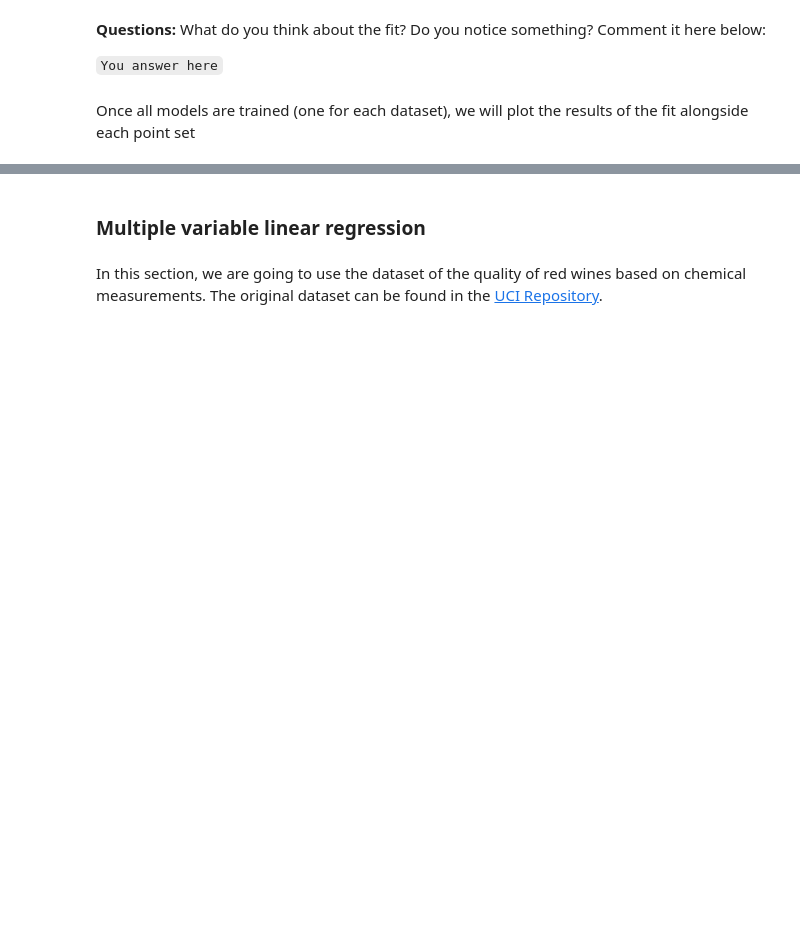
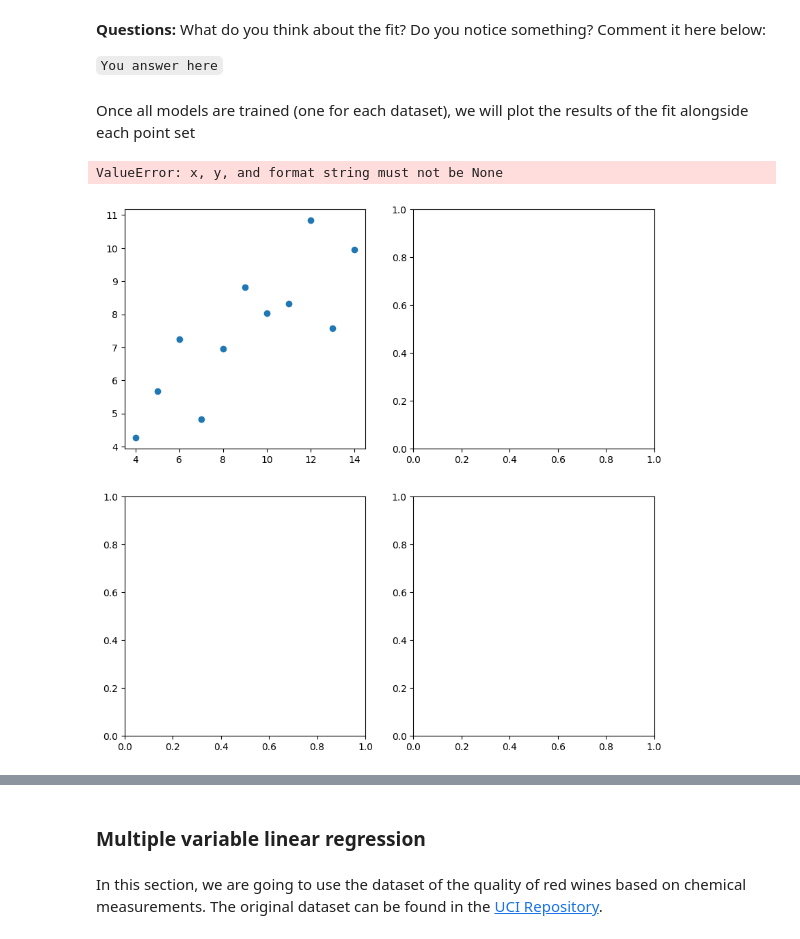
Before and after one commit to ICAI-IMAT-ML/p2-3-user202303993, a Jupyter notebook: notebook/Lab_2_3_LinearRegression.ipynb, the cells around one changed output, grey strips where cells are left out. Drawn from its saved outputs; the diff is of its cells as text; code cells hidden in the pictures; blank space fills up the shorter version.

```diff
--- a/notebook/Lab_2_3_LinearRegression.ipynb
+++ b/notebook/Lab_2_3_LinearRegression.ipynb
@@ -68,17 +87,21 @@ Once all models are trained (one for each dataset), we will plot the results of
 # %%
 # Visualizing the datasets with their regression lines
 fig, axs = plt.subplots(2, 2, figsize=(10, 10))
 axs = axs.flatten()
 
 for i, dataset in enumerate(datasets):
 
     # TODO: Select the dataset for each case
-    data = None
+    data = anscombe[anscombe["dataset"] == dataset]
     axs[i].scatter(data['x'], data['y'])
 
     # TODO: Plot the data and the fit (fill the "None" value)
     axs[i].plot(data['x'], None, color='red')  # Regression line
     axs[i].set_title(f"Dataset {dataset}")
 
+
 plt.tight_layout()
 plt.show()
+# %% [output]
+ValueError: x, y, and format string must not be None
+[figure, added]
```
Also changed, not shown: parts of 7 cells of this notebook.
